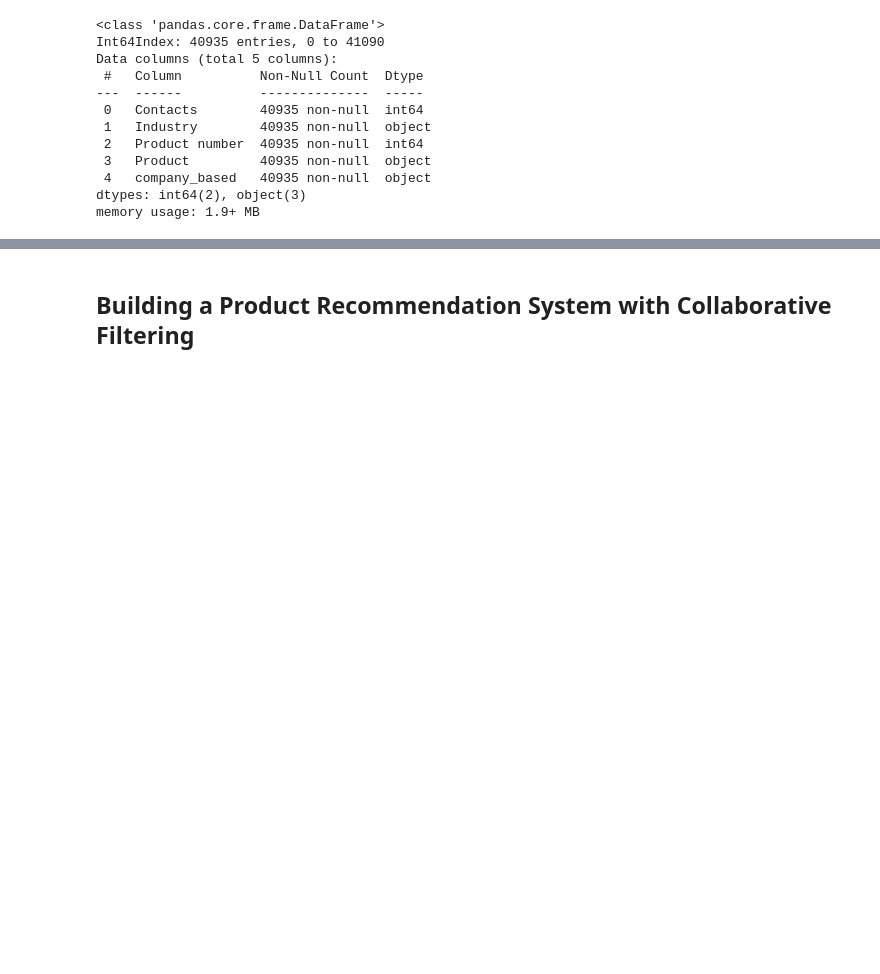
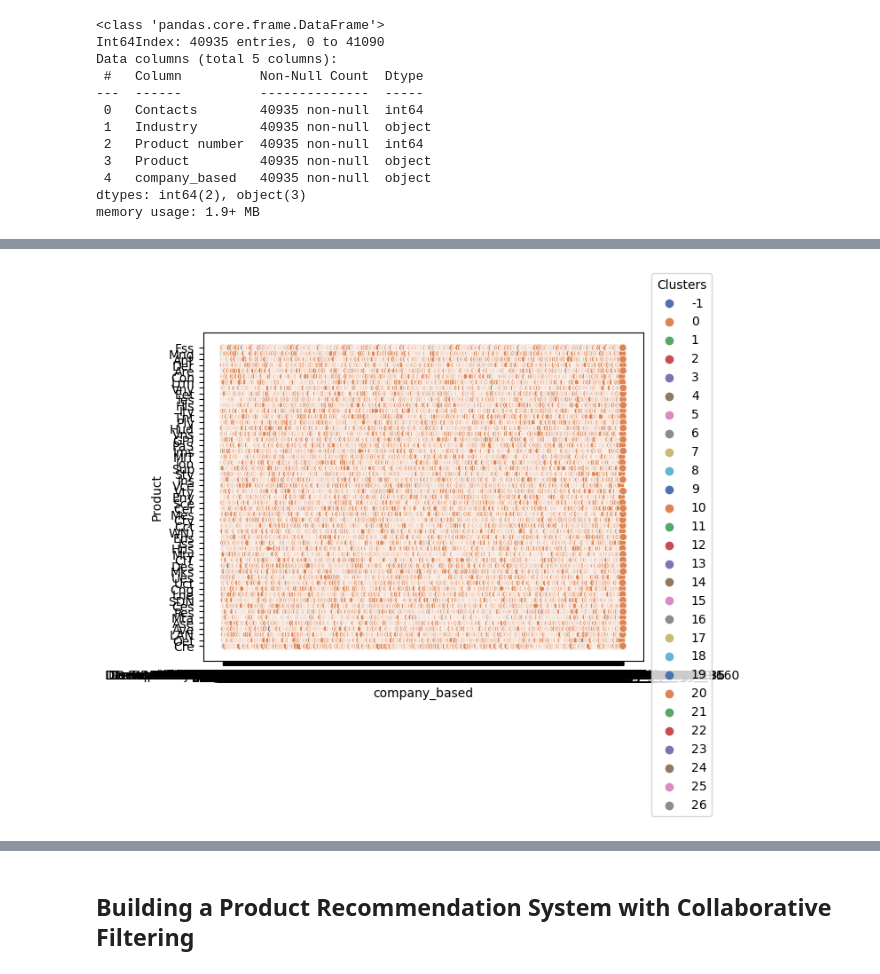
Before and after one commit to tankudo/ml-course-hse, a Jupyter notebook: VOIS_Ankudo.ipynb, the cells around one changed output, grey strips where cells are left out. Drawn from its saved outputs; the diff is of its cells as text; code cells hidden in the pictures; blank space fills up the shorter version.

```diff
--- a/VOIS_Ankudo.ipynb
+++ b/VOIS_Ankudo.ipynb
@@ -371,0 +411,3 @@ memory usage: 1.9+ MB
+# %%
+df['clusters'] = clusters.labels_.tolist()
+df.head()
@@ -371,0 +421,6 @@ memory usage: 1.9+ MB
+# %%
+p = sns.scatterplot(data=df, x='company_based', y="Product", hue=clusters.labels_, legend="full", palette="deep")
+sns.move_legend(p, "upper right", bbox_to_anchor=(1.17, 1.2), title='Clusters')
+plt.show()
+# %% [output]
+[figure, added]
```
Also changed, not shown: parts of 24 cells of this notebook.
